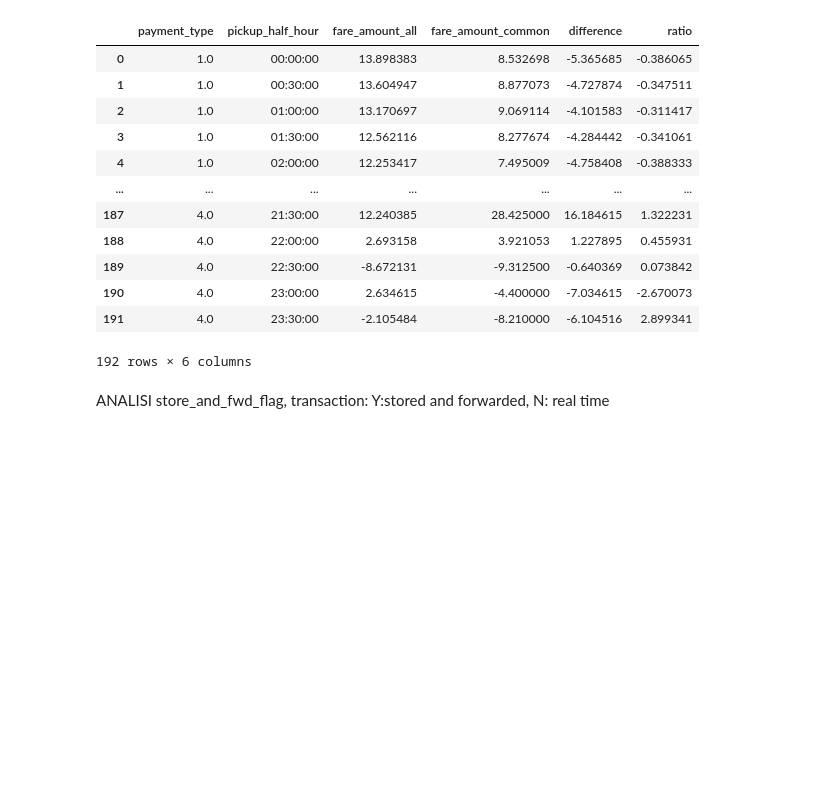
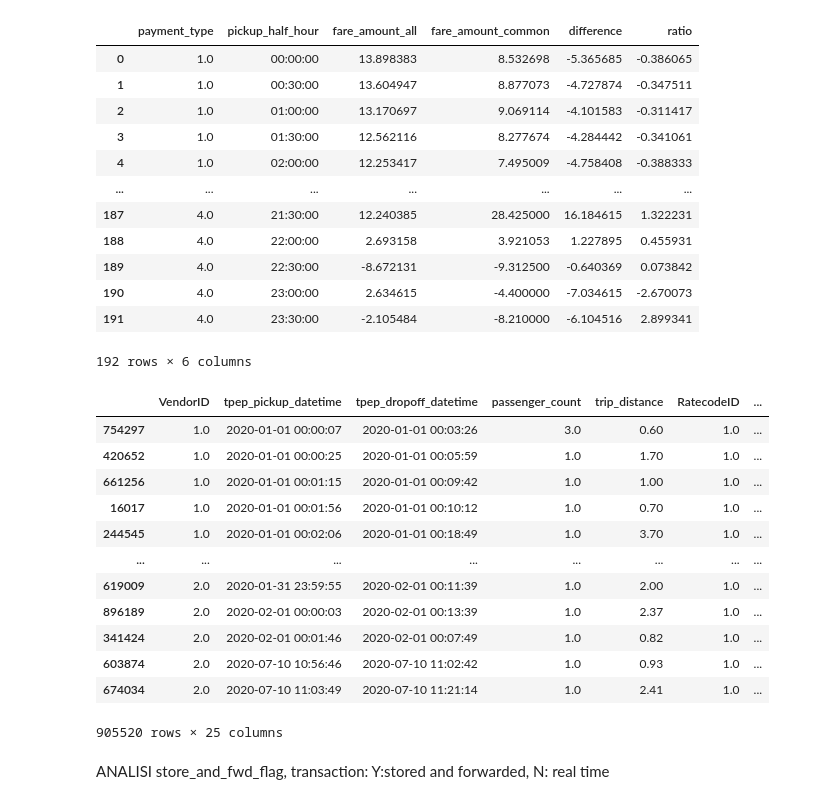
Before and after one commit to robbianiandrea/focs, a Jupyter notebook: Progetto_Andrea_Robbiani.ipynb, the cells around one changed output. Cells and saved outputs as stored; diff of their text form; code cells hidden in the pictures; blank space fills up the shorter version.

```diff
--- a/Progetto_Andrea_Robbiani.ipynb
+++ b/Progetto_Andrea_Robbiani.ipynb
@@ -242,7 +242,7 @@ is_linked = (
 )
 
 sorted_df["chain"] = 0
-chain_id = 0
+chain_id = 1
 
 for i in range(len(sorted_df)):
     if i == 0 or sorted_df.iloc[i]["VendorID"] != sorted_df.iloc[i - 1]["VendorID"]:
@@ -252,9 +252,22 @@ for i in range(len(sorted_df)):
     else:
         chain_id += 1
         sorted_df.at[sorted_df.index[i], "chain"] = chain_id
-
-    if sorted_df.at[sorted_df.index[i], "chain"] == 0:
-        sorted_df.at[sorted_df.index[i], "chain"] = chain_id
+# %%
+sorted_df
+# %% [output]
+|  | VendorID | tpep_pickup_datetime | tpep_dropoff_datetime | passenger_count | trip_distance | RatecodeID | ... |
+| 754297 | 1.0 | 2020-01-01 00:00:07 | 2020-01-01 00:03:26 | 3.0 | 0.60 | 1.0 | ... |
+| 420652 | 1.0 | 2020-01-01 00:00:25 | 2020-01-01 00:05:59 | 1.0 | 1.70 | 1.0 | ... |
+| 661256 | 1.0 | 2020-01-01 00:01:15 | 2020-01-01 00:09:42 | 1.0 | 1.00 | 1.0 | ... |
+| 16017 | 1.0 | 2020-01-01 00:01:56 | 2020-01-01 00:10:12 | 1.0 | 0.70 | 1.0 | ... |
+| 244545 | 1.0 | 2020-01-01 00:02:06 | 2020-01-01 00:18:49 | 1.0 | 3.70 | 1.0 | ... |
+| ... | ... | ... | ... | ... | ... | ... | ... |
+| 619009 | 2.0 | 2020-01-31 23:59:55 | 2020-02-01 00:11:39 | 1.0 | 2.00 | 1.0 | ... |
+| 896189 | 2.0 | 2020-02-01 00:00:03 | 2020-02-01 00:13:39 | 1.0 | 2.37 | 1.0 | ... |
+| 341424 | 2.0 | 2020-02-01 00:01:46 | 2020-02-01 00:07:49 | 1.0 | 0.82 | 1.0 | ... |
+| 603874 | 2.0 | 2020-07-10 10:56:46 | 2020-07-10 11:02:42 | 1.0 | 0.93 | 1.0 | ... |
+| 674034 | 2.0 | 2020-07-10 11:03:49 | 2020-07-10 11:21:14 | 1.0 | 2.41 | 1.0 | ... |
+905520 rows × 25 columns
 # %% [markdown]
 ANALISI store_and_fwd_flag, transaction: Y:stored and forwarded, N: real time
 # %%
```
